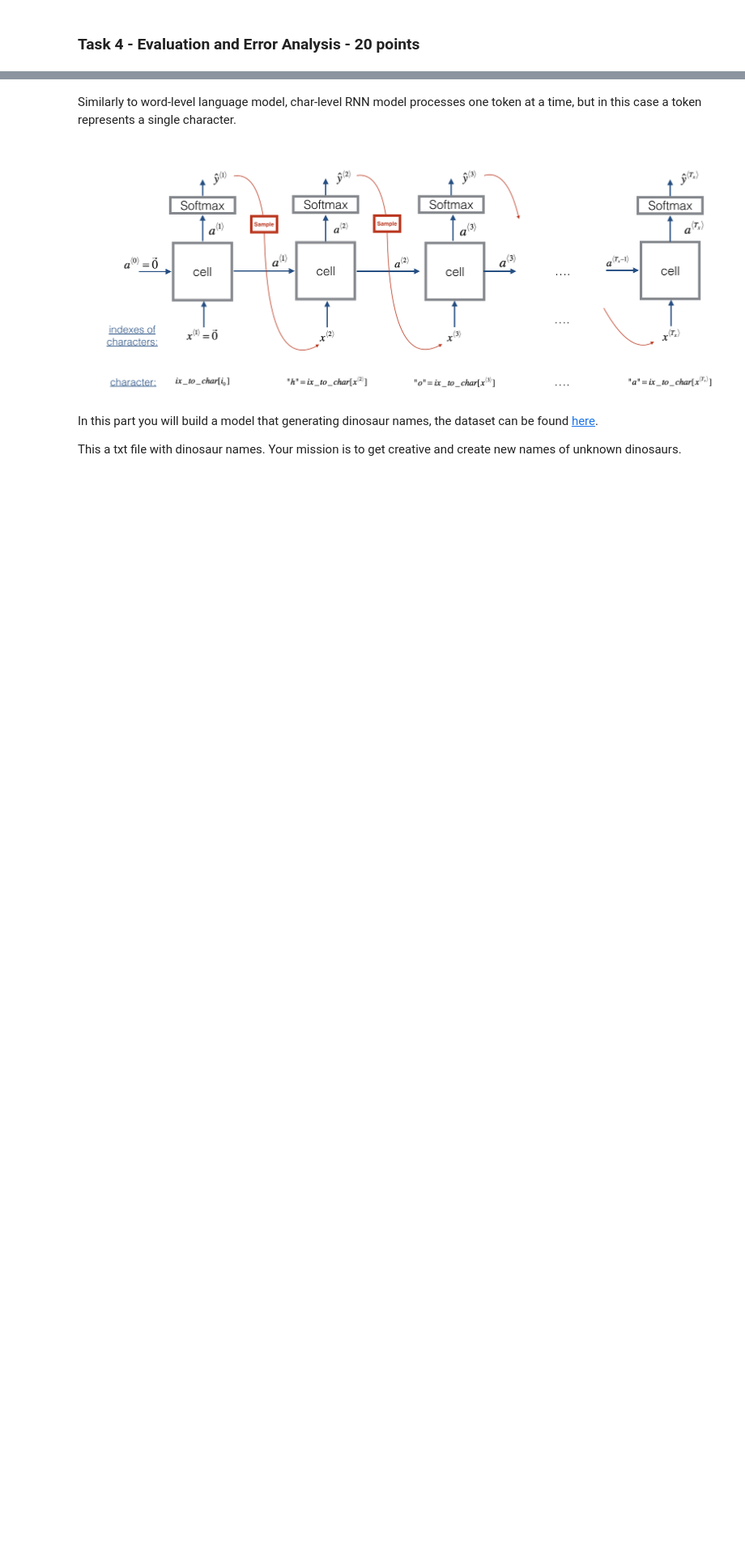
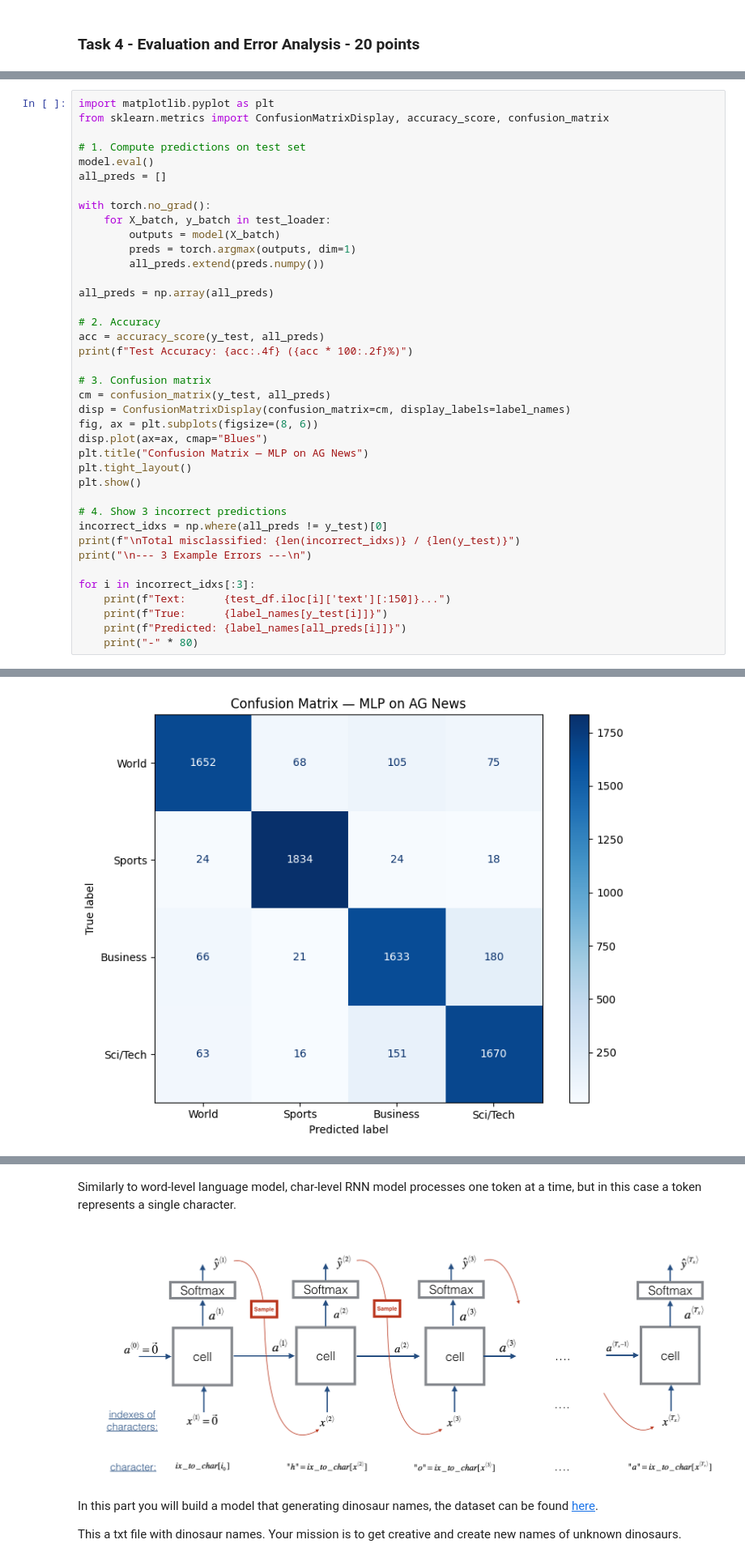
Before and after one commit to Nesher123/AI-Performance-Engineering-Course, a Jupyter notebook: module_2-llm_architecture/assignment_2-NLP_and_sequence_modeling/hometask_2-ofir_nesher.ipynb, the cells around one changed output, grey strips where cells are left out. Shown at 81% size. Saved outputs shown, nothing was run; the diff lists cells and outputs as text; blank space fills up the shorter version.

```diff
--- a/module_2-llm_architecture/assignment_2-NLP_and_sequence_modeling/hometask_2-ofir_nesher.ipynb
+++ b/module_2-llm_architecture/assignment_2-NLP_and_sequence_modeling/hometask_2-ofir_nesher.ipynb
@@ -443,0 +596,40 @@ write your answers
+# %%
+import matplotlib.pyplot as plt
+from sklearn.metrics import ConfusionMatrixDisplay, accuracy_score, confusion_matrix
+
+# 1. Compute predictions on test set
+model.eval()
+all_preds = []
+
+with torch.no_grad():
+    for X_batch, y_batch in test_loader:
+        outputs = model(X_batch)
+        preds = torch.argmax(outputs, dim=1)
+        all_preds.extend(preds.numpy())
+
+all_preds = np.array(all_preds)
+
+# 2. Accuracy
+acc = accuracy_score(y_test, all_preds)
+print(f"Test Accuracy: {acc:.4f} ({acc * 100:.2f}%)")
+
+# 3. Confusion matrix
+cm = confusion_matrix(y_test, all_preds)
+disp = ConfusionMatrixDisplay(confusion_matrix=cm, display_labels=label_names)
+fig, ax = plt.subplots(figsize=(8, 6))
+disp.plot(ax=ax, cmap="Blues")
+plt.title("Confusion Matrix — MLP on AG News")
+plt.tight_layout()
+plt.show()
+
+# 4. Show 3 incorrect predictions
+incorrect_idxs = np.where(all_preds != y_test)[0]
+print(f"\nTotal misclassified: {len(incorrect_idxs)} / {len(y_test)}")
+print("\n--- 3 Example Errors ---\n")
+
+for i in incorrect_idxs[:3]:
+    print(f"Text:      {test_df.iloc[i]['text'][:150]}...")
+    print(f"True:      {label_names[y_test[i]]}")
+    print(f"Predicted: {label_names[all_preds[i]]}")
+    print("-" * 80)
+# %% [output]
@@ -443,0 +637 @@ write your answers
+[figure, added]
```
Also changed, not shown: parts of 29 cells of this notebook.
